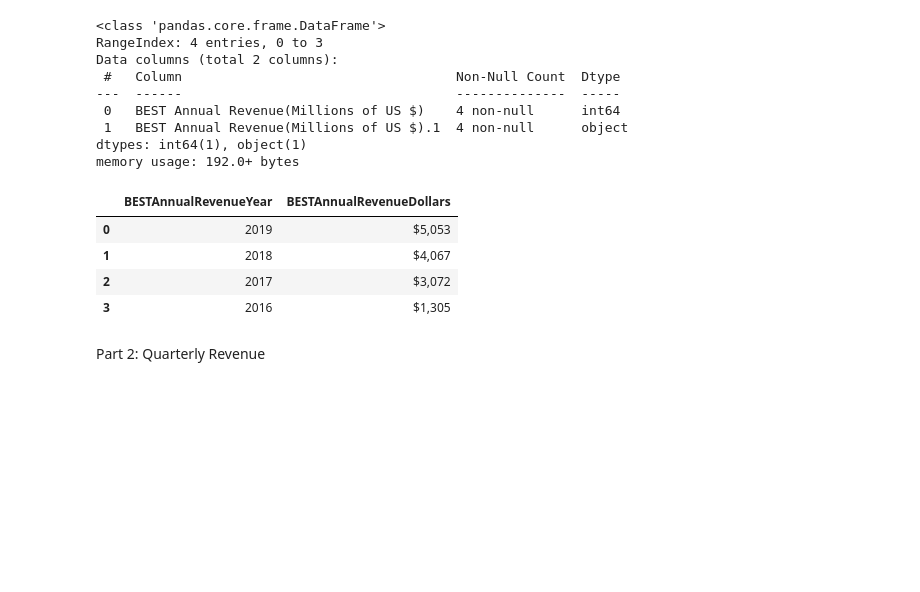
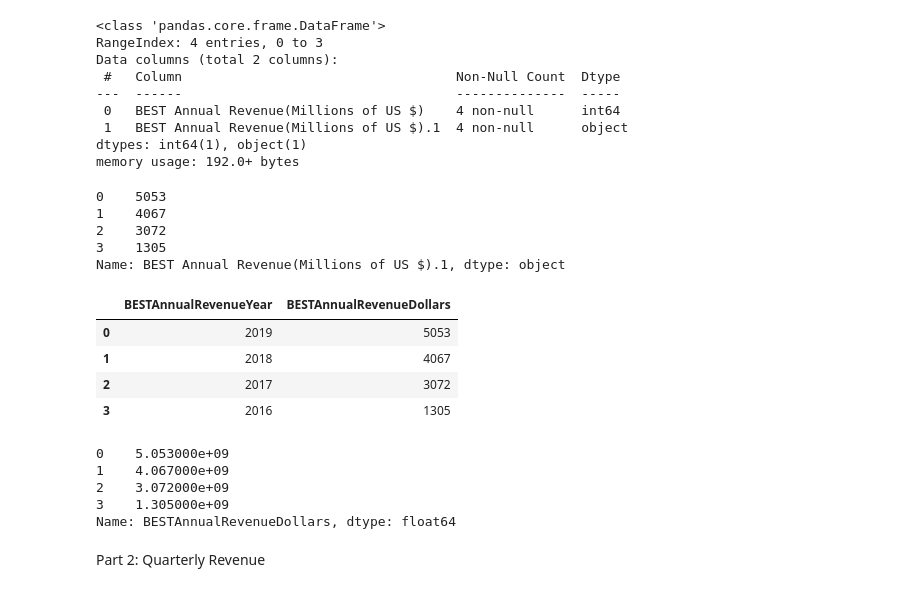
Before and after one commit to pmhu4242/Project_2, a Jupyter notebook: Hotel Webscraping/bestwestern_data.ipynb, the cells around one changed output. Cells and saved outputs as stored; diff of their text form; code cells hidden in the pictures; blank space fills up the shorter version.

```diff
--- a/Hotel Webscraping/bestwestern_data.ipynb
+++ b/Hotel Webscraping/bestwestern_data.ipynb
@@ -76,13 +78,40 @@ Data columns (total 2 columns):
  1   BEST Annual Revenue(Millions of US $).1  4 non-null      object
 dtypes: int64(1), object(1)
 memory usage: 192.0+ bytes
+# %%
+# Change the data types to strings
+df["BEST Annual Revenue(Millions of US $).1"] = df["BEST Annual Revenue(Millions of US $).1"].astype(str)
+
+#Get rid of $ and , in order to turn it into integers
+df["BEST Annual Revenue(Millions of US $).1"] = df["BEST Annual Revenue(Millions of US $).1"].replace({'\$':''}, regex = True)
+df["BEST Annual Revenue(Millions of US $).1"] = df["BEST Annual Revenue(Millions of US $).1"].replace({',':''}, regex = True) #inplace=True)
+df["BEST Annual Revenue(Millions of US $).1"]
+# %% [output]
+0    5053
+1    4067
+2    3072
+3    1305
+Name: BEST Annual Revenue(Millions of US $).1, dtype: object
 # %%
 # Rename columns for further ease in JS
 renamed = df.rename(columns={"BEST Annual Revenue(Millions of US $)": "BESTAnnualRevenueYear", "BEST Annual Revenue(Millions of US $).1": "BESTAnnualRevenueDollars"})
-renamed.head()
+renamed
 # %% [output]
 |  | BESTAnnualRevenueYear | BESTAnnualRevenueDollars |
-| 0 | 2019 | $5,053 |
-| 1 | 2018 | $4,067 |
-| 2 | 2017 | $3,072 |
-| 3 | 2016 | $1,305 |
+| 0 | 2019 | 5053 |
+| 1 | 2018 | 4067 |
+| 2 | 2017 | 3072 |
+| 3 | 2016 | 1305 |
+# %%
+# Turn values into floats
+renamed["BESTAnnualRevenueDollars"] = renamed["BESTAnnualRevenueDollars"].astype(float)
+
+# Multiply the values by 100,000 to turn them into billions
+renamed["BESTAnnualRevenueDollars"] = 1000000 * renamed["BESTAnnualRevenueDollars"]
+renamed["BESTAnnualRevenueDollars"]
+# %% [output]
+0    5.053000e+09
+1    4.067000e+09
+2    3.072000e+09
+3    1.305000e+09
+Name: BESTAnnualRevenueDollars, dtype: float64
```
Also changed, not shown: parts of 13 cells of this notebook, 39 other files.
